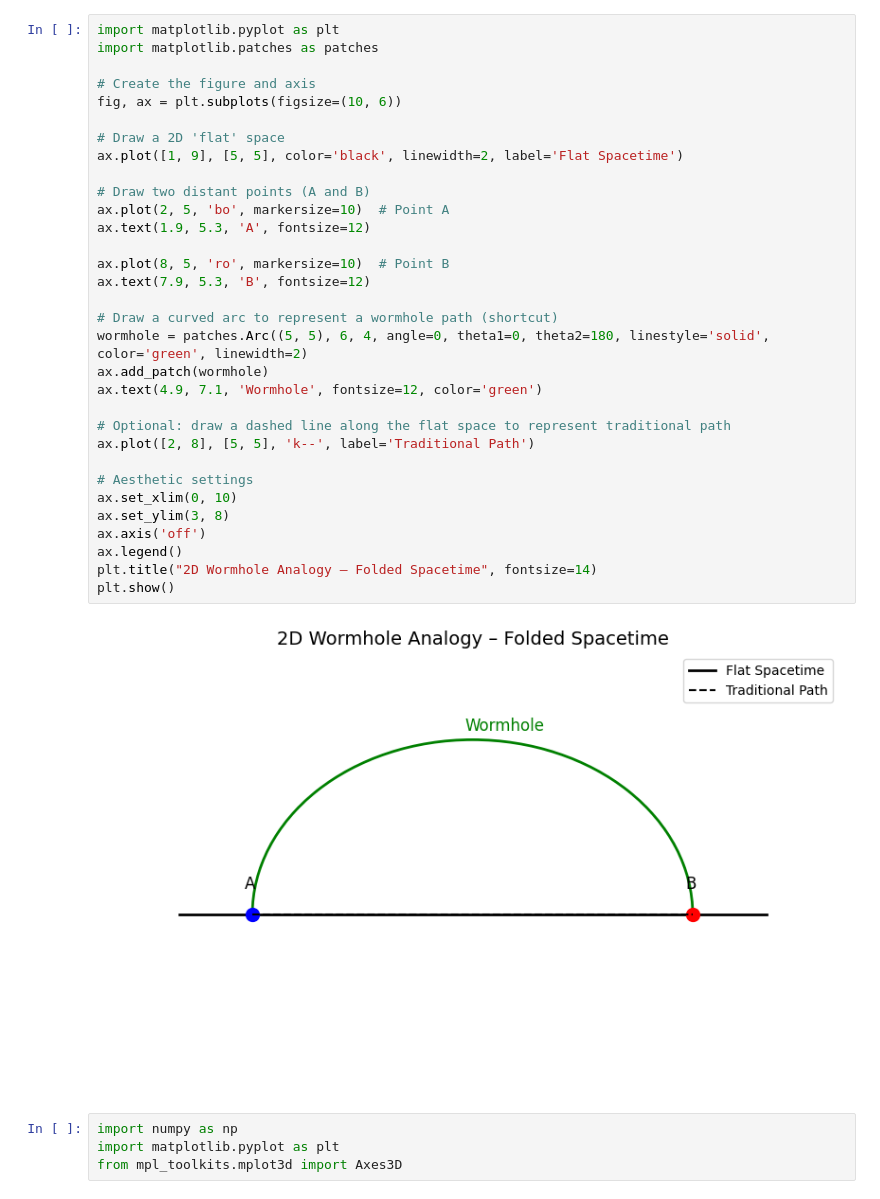
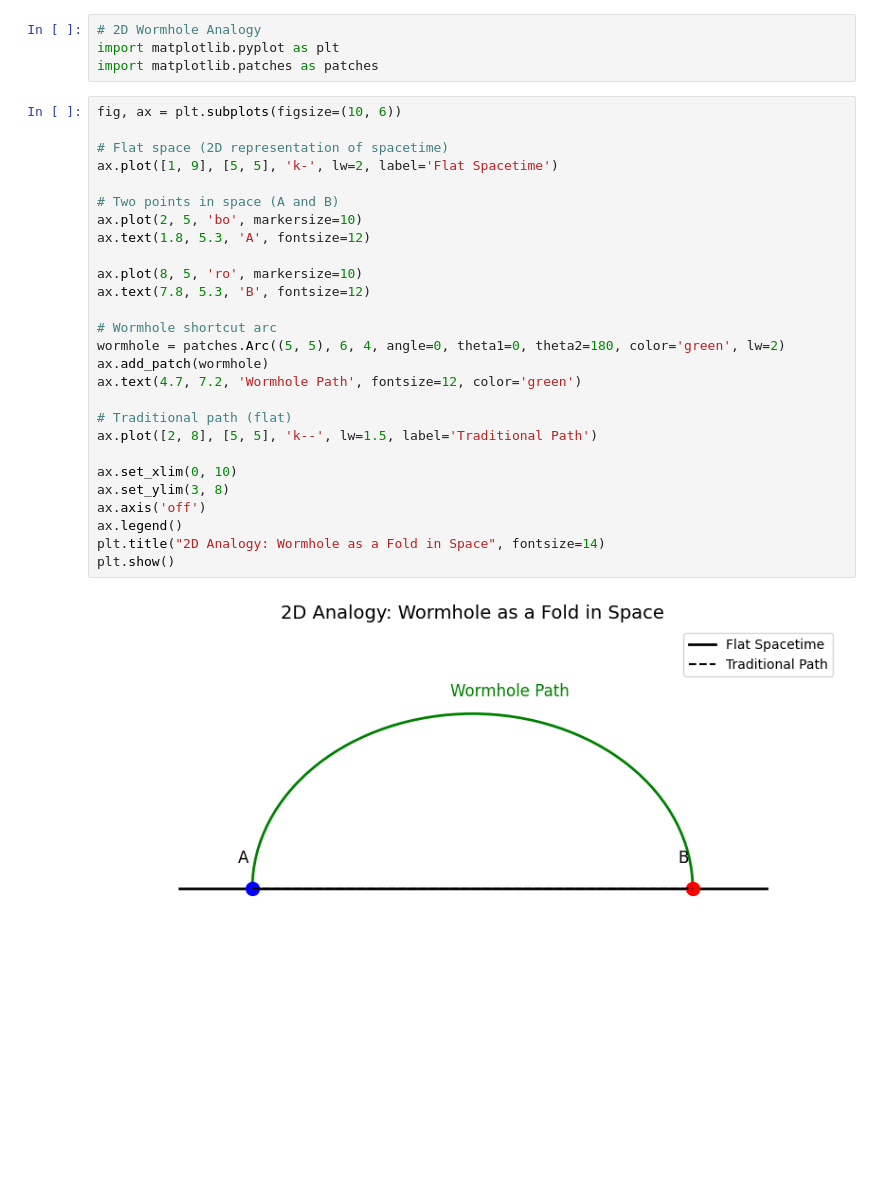
Before and after one commit to imabhishekc/py-practice-sets, a Jupyter notebook: Numpy/wormhole.ipynb, the cells around one changed output. Drawn from its saved outputs; the diff is of its cells as text; blank space fills up the shorter version.

```diff
--- a/Numpy/wormhole.ipynb
+++ b/Numpy/wormhole.ipynb
@@ -1,39 +1,34 @@
 # %%
+# 2D Wormhole Analogy
 import matplotlib.pyplot as plt
 import matplotlib.patches as patches
-
-# Create the figure and axis
-fig, ax = plt.subplots(figsize=(10, 6))
-
-# Draw a 2D 'flat' space
-ax.plot([1, 9], [5, 5], color='black', linewidth=2, label='Flat Spacetime')
-
-# Draw two distant points (A and B)
-ax.plot(2, 5, 'bo', markersize=10)  # Point A
-ax.text(1.9, 5.3, 'A', fontsize=12)
-
-ax.plot(8, 5, 'ro', markersize=10)  # Point B
-ax.text(7.9, 5.3, 'B', fontsize=12)
-
-# Draw a curved arc to represent a wormhole path (shortcut)
-wormhole = patches.Arc((5, 5), 6, 4, angle=0, theta1=0, theta2=180, linestyle='solid', color='green', linewidth=2)
-ax.add_patch(wormhole)
-ax.text(4.9, 7.1, 'Wormhole', fontsize=12, color='green')
-
-# Optional: draw a dashed line along the flat space to represent traditional path
-ax.plot([2, 8], [5, 5], 'k--', label='Traditional Path')
-
-# Aesthetic settings
-ax.set_xlim(0, 10)
-ax.set_ylim(3, 8)
-ax.axis('off')
-ax.legend()
-plt.title("2D Wormhole Analogy – Folded Spacetime", fontsize=14)
-plt.show()
-# %% [output]
-[figure, removed]
 # %%
-import numpy as np
-import matplotlib.pyplot as plt
-from mpl_toolkits.mplot3d import Axes3D
+fig, ax = plt.subplots(figsize=(10, 6))
+
+# Flat space (2D representation of spacetime)
+ax.plot([1, 9], [5, 5], 'k-', lw=2, label='Flat Spacetime')
+
+# Two points in space (A and B)
+ax.plot(2, 5, 'bo', markersize=10)
+ax.text(1.8, 5.3, 'A', fontsize=12)
+
+ax.plot(8, 5, 'ro', markersize=10)
+ax.text(7.8, 5.3, 'B', fontsize=12)
+
+# Wormhole shortcut arc
+wormhole = patches.Arc((5, 5), 6, 4, angle=0, theta1=0, theta2=180, color='green', lw=2)
+ax.add_patch(wormhole)
+ax.text(4.7, 7.2, 'Wormhole Path', fontsize=12, color='green')
+
+# Traditional path (flat)
+ax.plot([2, 8], [5, 5], 'k--', lw=1.5, label='Traditional Path')
+
+ax.set_xlim(0, 10)
+ax.set_ylim(3, 8)
+ax.axis('off')
+ax.legend()
+plt.title("2D Analogy: Wormhole as a Fold in Space", fontsize=14)
+plt.show()
+# %% [output]
+[figure, added]
 # %%
```
Also changed, not shown: parts of 5 cells of this notebook, 1 other file.
